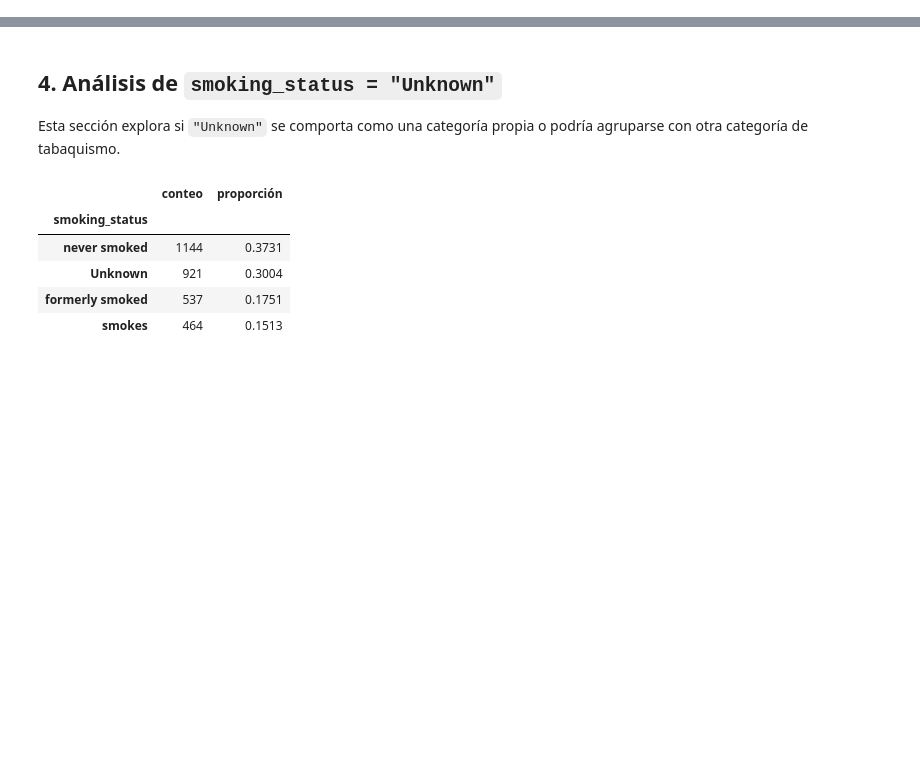
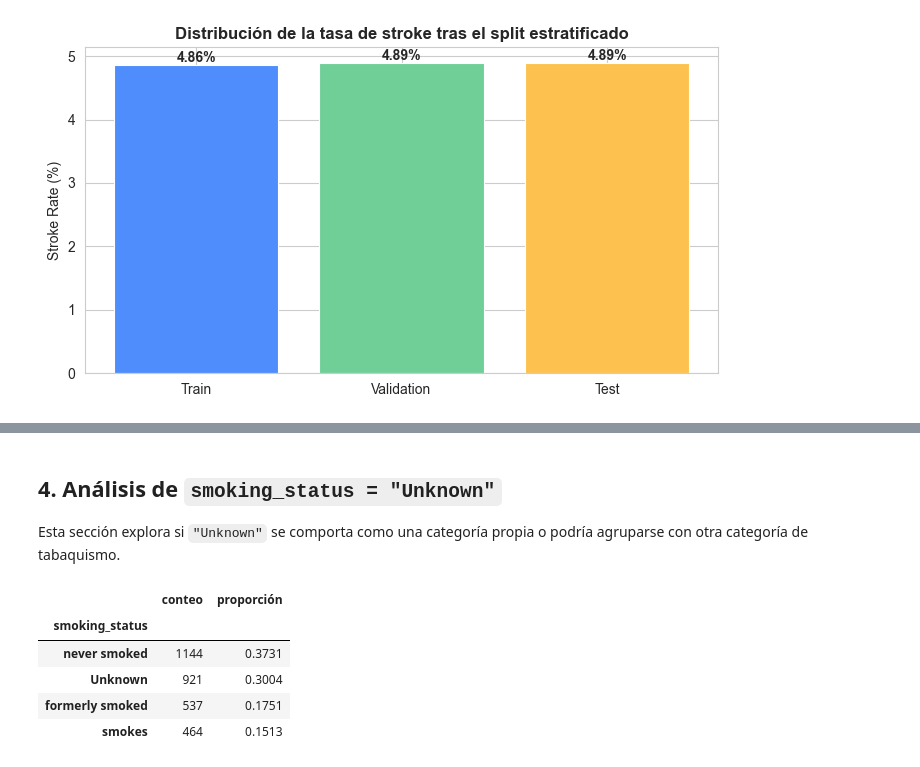
Before and after one commit to Gabriela-Sol/ML, a Jupyter notebook: notebooks/01_data_processing_.ipynb, the cells around one changed output, grey strips where cells are left out. Saved outputs shown, nothing was run; the diff lists cells and outputs as text; code cells hidden in the pictures; blank space fills up the shorter version.

```diff
--- a/notebooks/01_data_processing_.ipynb
+++ b/notebooks/01_data_processing_.ipynb
@@ -485,0 +33,18 @@ Observaciones:
+# %%
+# ===============================
+# CONFIGURACIÓN VISUAL
+# ===============================
+pd.set_option("display.max_columns", 100)
+plt.rcParams["figure.figsize"] = (8, 4)
+plt.rcParams["axes.grid"] = False
+sns.set_style("whitegrid")
+sns.set_palette("Set2")
+
+# ===============================
+# CARGA DEL DATASET
+# ===============================
+data_path = Path("../datasets/healthcare-dataset-stroke-data.csv")
+df = pd.read_csv(data_path)
+
+print(f"Dimensiones del dataset: {df.shape[0]} filas × {df.shape[1]} columnas")
+df.head()
@@ -485,0 +214,64 @@ Observaciones:
+# %%
+# ===============================
+# VISUALIZACIÓN DE LA DISTRIBUCIÓN DEL TARGET TRAS EL SPLIT
+# ===============================
+
+plt.figure(figsize=(7, 4))
+
+# Tasas de stroke (%)
+split_rates = [
+    y_train.mean() * 100,
+    y_val.mean() * 100,
+    y_test.mean() * 100
+]
+
+labels = ["Train", "Validation", "Test"]
+
+bars = plt.bar(
+    labels,
+    split_rates,
+    color=["#4F8DFD", "#6FCF97", "#FDC14F"],
+    edgecolor="white",
+    linewidth=0.8
+)
+
+plt.title("Distribución de la tasa de stroke tras el split estratificado",
+          fontsize=12, fontweight="bold")
+plt.ylabel("Stroke Rate (%)")
+
+# Etiquetas sobre las barras
+for bar, val in zip(bars, split_rates):
+    plt.text(
+        bar.get_x() + bar.get_width() / 2,
+        bar.get_height(),
+        f"{val:.2f}%",
+        ha="center",
+        va="bottom",
+        fontsize=10,
+        fontweight="bold"
+    )
+
+plt.tight_layout()
+plt.show()
+
+
+# ===============================
+# RESUMEN NUMÉRICO
+# ===============================
+
+print("\n" + "=" * 60)
+print("🔎 RESUMEN DEL SPLIT")
+print("=" * 60)
+
+print(f"Train size: {len(X_train)}")
+print(f"Validation size: {len(X_val)}")
+print(f"Test size: {len(X_test)}\n")
+
+print(f"Stroke rate (train): {y_train.mean()*100:.2f}%")
+print(f"Stroke rate (validation): {y_val.mean()*100:.2f}%")
+print(f"Stroke rate (test): {y_test.mean()*100:.2f}%")
+
+print("\nConclusión:")
+print("- El split estratificado preserva la distribución de clases en todos los subconjuntos.")
+# %% [output]
+[figure, added]
```
Also changed, not shown: parts of 143 cells of this notebook, 5 other files.
